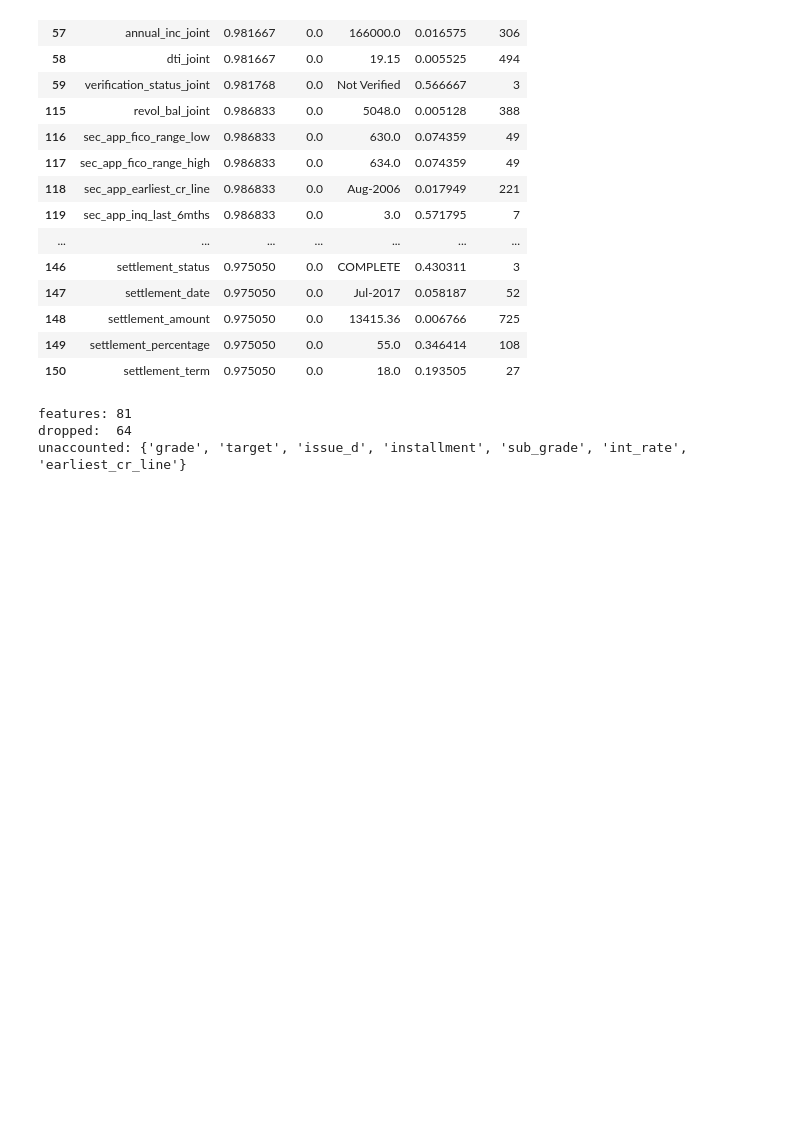
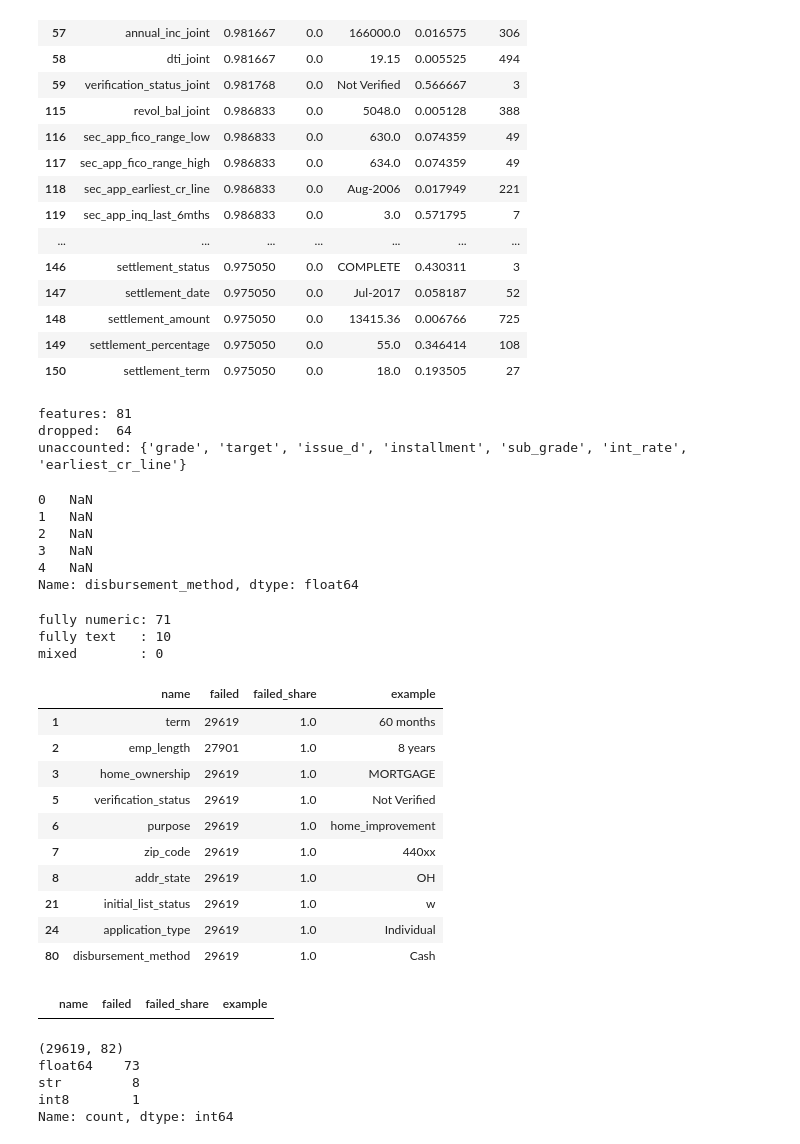
Before and after one commit to Mehdi-mo/credit-risk-engine, a Jupyter notebook: notebooks/02_clean_and_explore.ipynb, the cells around one changed output. Cells and saved outputs as stored; diff of their text form; code cells hidden in the pictures; blank space fills up the shorter version.

Commit message:
Slice 2 step 5: convert text to numbers, split numeric vs categorical

```diff
--- a/notebooks/02_clean_and_explore.ipynb
+++ b/notebooks/02_clean_and_explore.ipynb
@@ -293,3 +293,78 @@ print("unaccounted:", set(labelled.columns) - set(FEATURES) - set(DROP_ALL))
 features: 81
 dropped:  64
 unaccounted: {'grade', 'target', 'issue_d', 'installment', 'sub_grade', 'int_rate', 'earliest_cr_line'}
+# %%
+for col in FEATURES:
+    converted = pd.to_numeric(labelled[col], errors='coerce')
+    failed = converted.isna().sum() - labelled[col].isna().sum()
+# %% [output]
+0   NaN
+1   NaN
+2   NaN
+3   NaN
+4   NaN
+Name: disbursement_method, dtype: float64
+# %%
+conv_rows = []
+
+for col in FEATURES:
+    original_missing = labelled[col].isna().sum()
+    converted = pd.to_numeric(labelled[col], errors='coerce')
+    failed = converted.isna().sum() - original_missing
+    real_values = len(labelled) - original_missing
+
+    conv_rows.append({
+        'name':col,
+        'failed':failed,
+        "failed_share": failed / real_values if real_values > 0 else 1.0,
+        'example':labelled[col].dropna().iloc[0] if real_values > 0 else None,
+    })
+
+conv = pd.DataFrame(conv_rows)
+
+print("fully numeric:", (conv["failed"] == 0).sum())
+print("fully text   :", (conv["failed_share"] == 1).sum())
+print("mixed        :", ((conv["failed"] > 0) & (conv["failed_share"] < 1)).sum())
+# %% [output]
+fully numeric: 71
+fully text   : 10
+mixed        : 0
+# %%
+conv[conv["failed_share"] == 1]
+# %% [output]
+|  | name | failed | failed_share | example |
+| 1 | term | 29619 | 1.0 | 60 months |
+| 2 | emp_length | 27901 | 1.0 | 8 years |
+| 3 | home_ownership | 29619 | 1.0 | MORTGAGE |
+| 5 | verification_status | 29619 | 1.0 | Not Verified |
+| 6 | purpose | 29619 | 1.0 | home_improvement |
+| 7 | zip_code | 29619 | 1.0 | 440xx |
+| 8 | addr_state | 29619 | 1.0 | OH |
+| 21 | initial_list_status | 29619 | 1.0 | w |
+| 24 | application_type | 29619 | 1.0 | Individual |
+| 80 | disbursement_method | 29619 | 1.0 | Cash |
+# %%
+conv[(conv["failed"] > 0) & (conv["failed_share"] < 1)]
+# %% [output]
+|  | name | failed | failed_share | example |
+# %%
+model_df = labelled[FEATURES].copy()
+
+numeric_cols = conv.loc[conv["failed"] == 0, "name"].tolist()
+
+for col in numeric_cols:
+    model_df[col] = pd.to_numeric(model_df[col], errors="coerce")
+
+model_df["term"] = model_df["term"].str.extract(r"(\d+)", expand=False).astype("float")
+model_df["emp_length"] = model_df["emp_length"].str.extract(r"(\d+)", expand=False).astype("float")
+
+model_df["target"] = labelled["target"]
+
+print(model_df.shape)
+print(model_df.dtypes.value_counts())
+# %% [output]
+(29619, 82)
+float64    73
+str         8
+int8        1
+Name: count, dtype: int64
```
Also changed, not shown: 2 other files.
